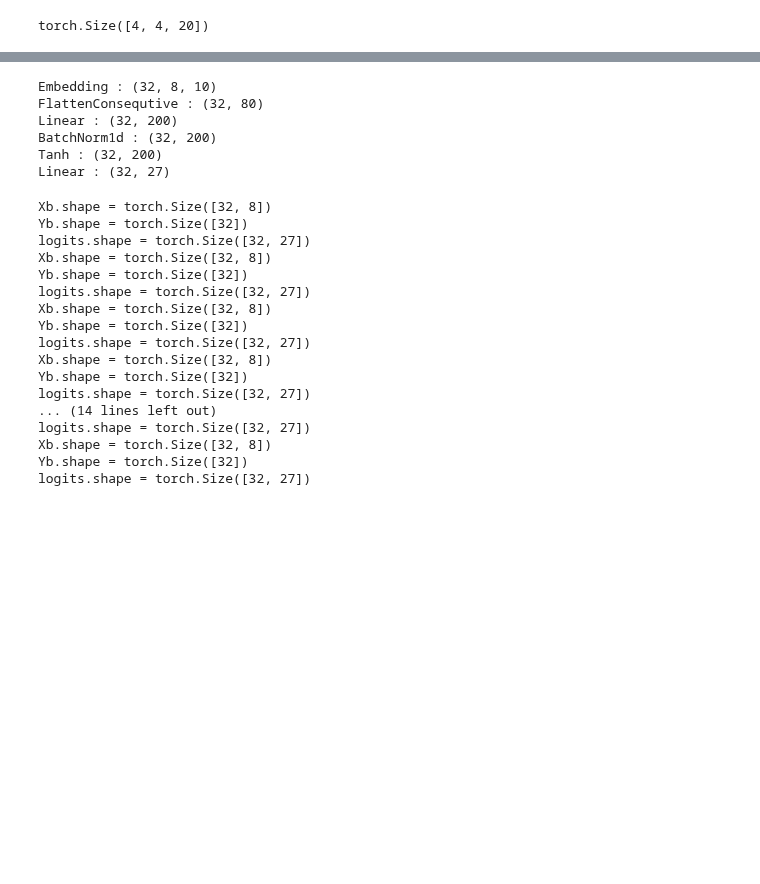
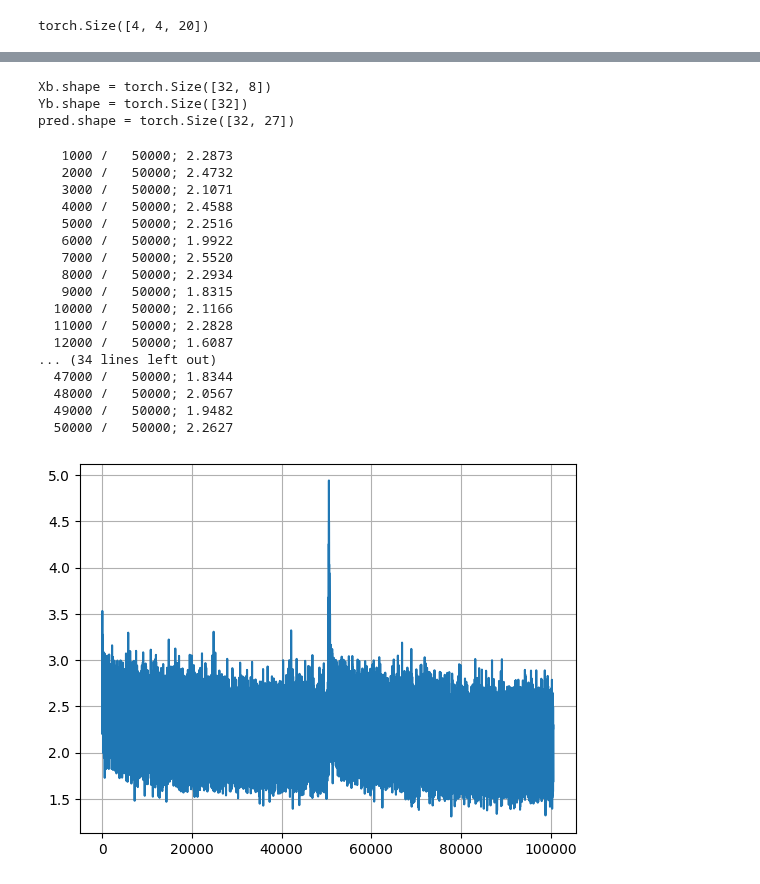
Before and after one commit to h2oduct/nn-zero-to-hero, a Jupyter notebook: lectures/makemore/self_makemore_part5_wn.ipynb, the cells around one changed output, grey strips where cells are left out. Cells and saved outputs as stored; diff of their text form; code cells hidden in the pictures; blank space fills up the shorter version.

```diff
--- a/lectures/makemore/self_makemore_part5_wn.ipynb
+++ b/lectures/makemore/self_makemore_part5_wn.ipynb
@@ -1210,18 +1210,12 @@ class FlattenConsequtive:
     def __init__(self, n):
         self.n = n
 
-    def __call__(self, x, debug=False):
+    def __call__(self, x):
         B, T, C = x.shape
-        if debug:
-            print(f"fc 1: {x.shape = }")
         x = x.view(B, T // self.n, C * self.n)
-        if debug:
-            print(f"fc 2: {x.shape = }")
         if x.shape[1] == 1:
             x = x.squeeze(dim=1)
         self.out = x
-        if debug:
-            print(f"fc 3: {x.shape = }")
         return self.out
 
     def parameters(self):
@@ -1773,32 +1764,27 @@ for p in parameters:
 # %%
+# mini-batch construct
+ix = torch.randperm(len_data)[:batch_size]
+# print(f"{ix = }")
+Xb, Yb = X_train[ix], Y_train[ix]
+print(f"{Xb.shape = }")
+print(f"{Yb.shape = }")
 pred  = model(Xb)
+print(f"{pred.shape = }")
+# %% [output]
+Xb.shape = torch.Size([32, 8])
+Yb.shape = torch.Size([32])
+pred.shape = torch.Size([32, 27])
-# %%
-for layer in model.layers:
-    print(layer.__class__.__name__, ":", tuple(layer.out.shape))
-# %% [output]
-Embedding : (32, 8, 10)
-FlattenConsequtive : (32, 80)
-Linear : (32, 200)
-BatchNorm1d : (32, 200)
-Tanh : (32, 200)
-Linear : (32, 27)
 # %%
-for i in range(10):
+for i in range(max_steps):
 
     # mini-batch construct
     ix = torch.randperm(len_data)[:batch_size]
     # print(f"{ix = }")
     Xb, Yb = X_train[ix], Y_train[ix]
 
-    print(f"{Xb.shape = }")
-    print(f"{Yb.shape = }")
-
     # forward pass
     logits = model(Xb)
-    print(f"{logits.shape = }")
-
     loss = F.cross_entropy(logits, Yb)
-
 
     # backward pass
     for p in parameters:
@@ -1818,20 +1804,25 @@ for i in range(10):
     # store loss
     lossi.append(loss.detach().item())
 # %% [output]
-Xb.shape = torch.Size([32, 8])
-Yb.shape = torch.Size([32])
-logits.shape = torch.Size([32, 27])
-Xb.shape = torch.Size([32, 8])
-Yb.shape = torch.Size([32])
-logits.shape = torch.Size([32, 27])
-Xb.shape = torch.Size([32, 8])
-Yb.shape = torch.Size([32])
-logits.shape = torch.Size([32, 27])
-Xb.shape = torch.Size([32, 8])
-Yb.shape = torch.Size([32])
-logits.shape = torch.Size([32, 27])
-... (14 lines left out)
-logits.shape = torch.Size([32, 27])
-Xb.shape = torch.Size([32, 8])
-Yb.shape = torch.Size([32])
-logits.shape = torch.Size([32, 27])
+   1000 /   50000; 2.2873
+   2000 /   50000; 2.4732
+   3000 /   50000; 2.1071
+   4000 /   50000; 2.4588
+   5000 /   50000; 2.2516
+   6000 /   50000; 1.9922
+   7000 /   50000; 2.5520
+   8000 /   50000; 2.2934
+   9000 /   50000; 1.8315
+  10000 /   50000; 2.1166
+  11000 /   50000; 2.2828
+  12000 /   50000; 1.6087
+... (34 lines left out)
+  47000 /   50000; 1.8344
+  48000 /   50000; 2.0567
+  49000 /   50000; 1.9482
+  50000 /   50000; 2.2627
+# %%
+plt.plot(lossi)
+plt.grid(True)
+# %% [output]
+[figure, added]
```
Also changed, not shown: parts of 16 cells of this notebook.
